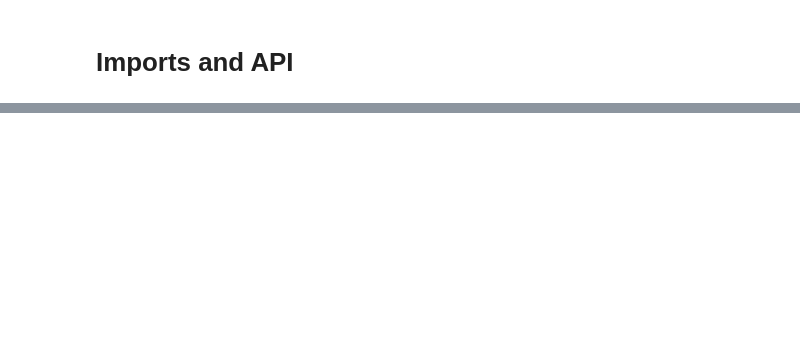
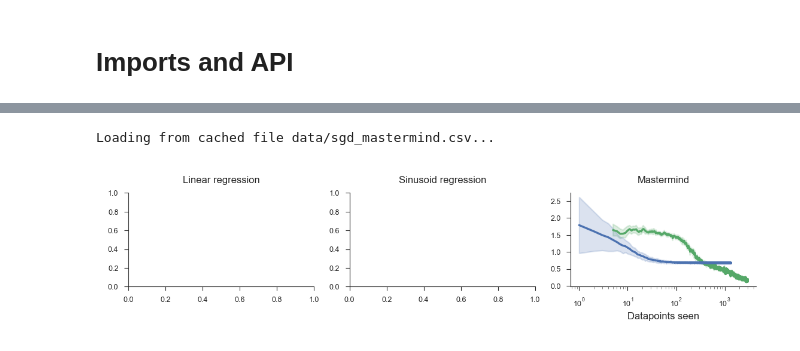
Before and after one commit to 3rdCore/PrequentialCode, a Jupyter notebook: papers/preprint/notebook.ipynb, the cells around one changed output, grey strips where cells are left out. Drawn from its saved outputs; the diff is of its cells as text; code cells hidden in the pictures; blank space fills up the shorter version.

```diff
--- a/papers/preprint/notebook.ipynb
+++ b/papers/preprint/notebook.ipynb
@@ -223,0 +256,44 @@ plt.show()
+# %%
+
+data_prequential_mastermind = pd.read_csv("data/icl_mastermind.csv")
+data_prequential_mastermind["method"] = data_prequential_mastermind["meta_objective"]
+data_prequential_mastermind = data_prequential_mastermind[
+    data_prequential_mastermind["method"] == "prequential"
+]
+data_sgd_mastermind = get_run_results(
+    entity="dhanya-shridar",
+    project="Prequential-ICL",
+    metrics=["val_tasks/n_sample_loss_nexttoken"],
+    x_axis="n_samples",
+    filters={
+        "config.dataset.name": "mastermind",
+        "config.task_name": "sgd_optimizer",
+        "tags": {
+            "$in": [
+                "experiments/sgd_vs_prequential/symbolic",
+            ]
+        },
+    },
+    user="ericelmoznino",
+    save_path="data/sgd_mastermind.csv",
+)
+data_sgd_mastermind = smooth_data(data_sgd_mastermind)
+data_sgd_mastermind["method"] = "sgd_val_early_stop"
+data_mastermind = pd.concat([data_prequential_mastermind, data_sgd_mastermind])
+# %% [output]
+Loading from cached file data/sgd_mastermind.csv...
+# %%
+fig, axs = plt.subplots(1, 3, figsize=(5.5, 1.3))
+
+# plot_nsample_loss(axs[0], data_linreg)
+# plot_nsample_loss(axs[1], data_sinreg)
+plot_nsample_loss(axs[2], data_mastermind)
+
+axs[0].set(title="Linear regression")
+axs[1].set(title="Sinusoid regression", ylabel=None)
+axs[2].set(title="Mastermind", ylabel=None)
+
+fig.savefig("saved/sgd_vs_prequential.pdf")
+plt.show()
+# %% [output]
+[figure, added]
```
Also changed, not shown: parts of 9 cells of this notebook, 4 other files.
